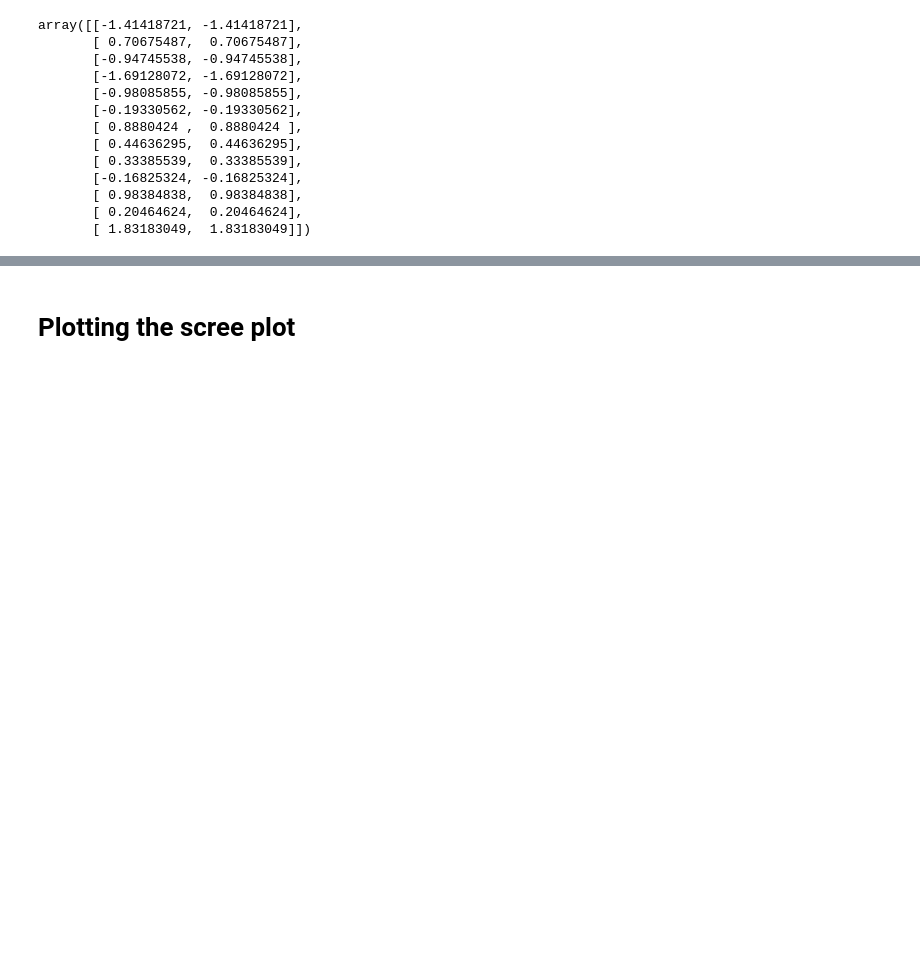
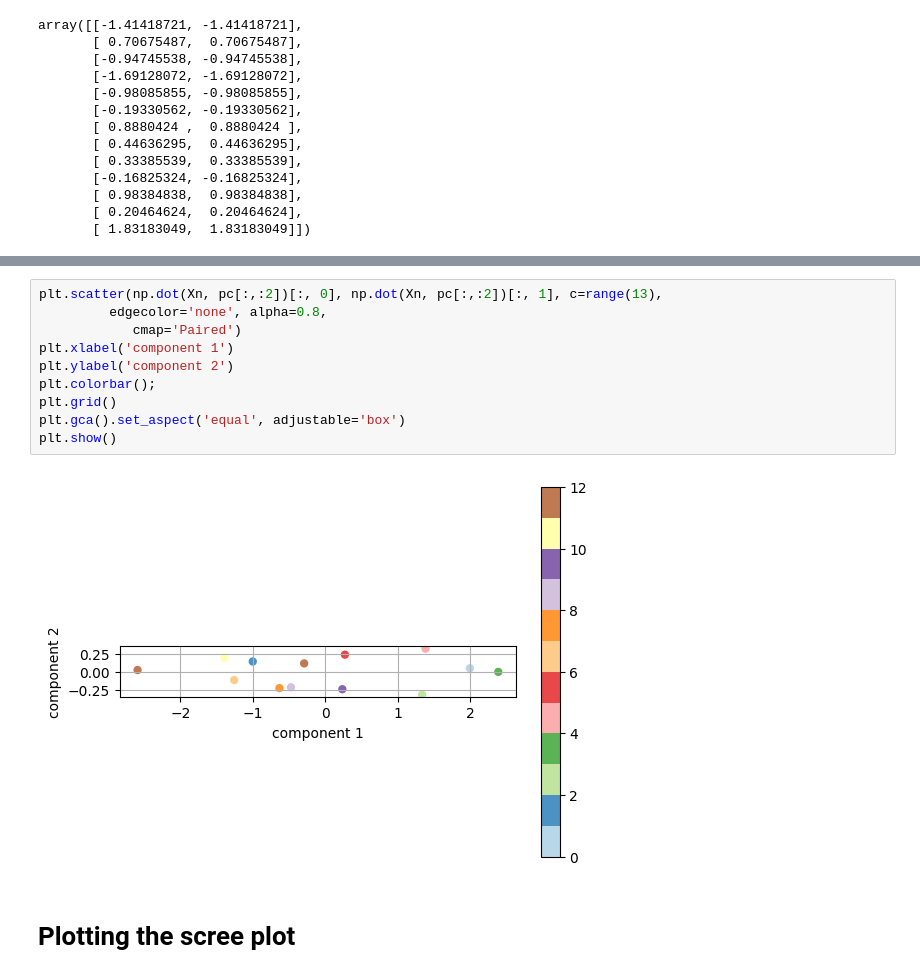
Before and after one commit to wilsbt/PCA, a Jupyter notebook: PCA_Comprehensive_Example.ipynb, the cells around one changed output, grey strips where cells are left out. Drawn from its saved outputs; the diff is of its cells as text; blank space fills up the shorter version.

```diff
--- a/PCA_Comprehensive_Example.ipynb
+++ b/PCA_Comprehensive_Example.ipynb
@@ -203,6 +203,18 @@ plt.grid()
 plt.show()
 # %% [output]
 [figure]
+# %%
+plt.scatter(np.dot(Xn, pc[:,:2])[:, 0], np.dot(Xn, pc[:,:2])[:, 1], c=range(13),
+         edgecolor='none', alpha=0.8,
+            cmap='Paired')
+plt.xlabel('component 1')
+plt.ylabel('component 2')
+plt.colorbar();
+plt.grid()
+plt.gca().set_aspect('equal', adjustable='box')
+plt.show()
+# %% [output]
+[figure, added]
 # %% [markdown]
 # Plotting the scree plot
 # %%
```
Also changed, not shown: parts of 7 cells of this notebook.
